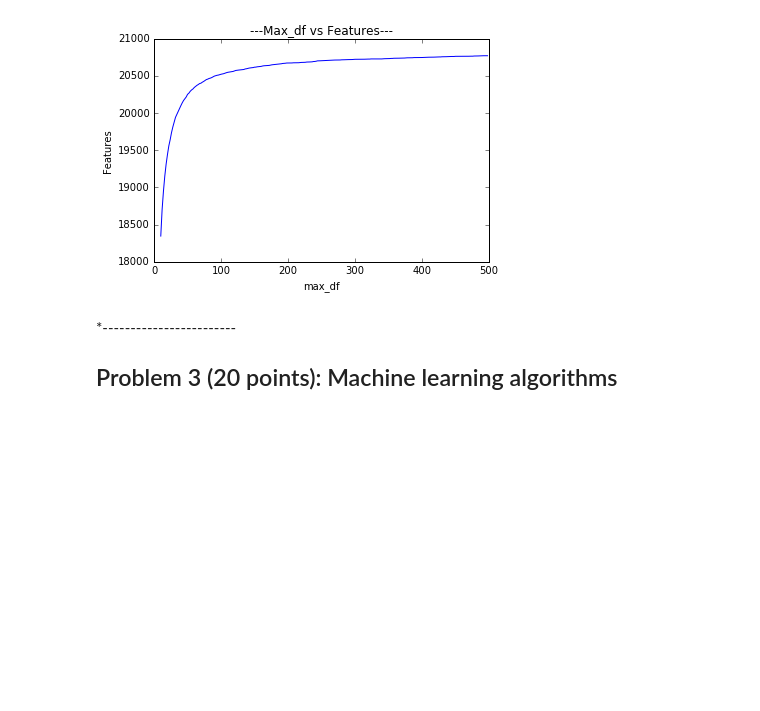
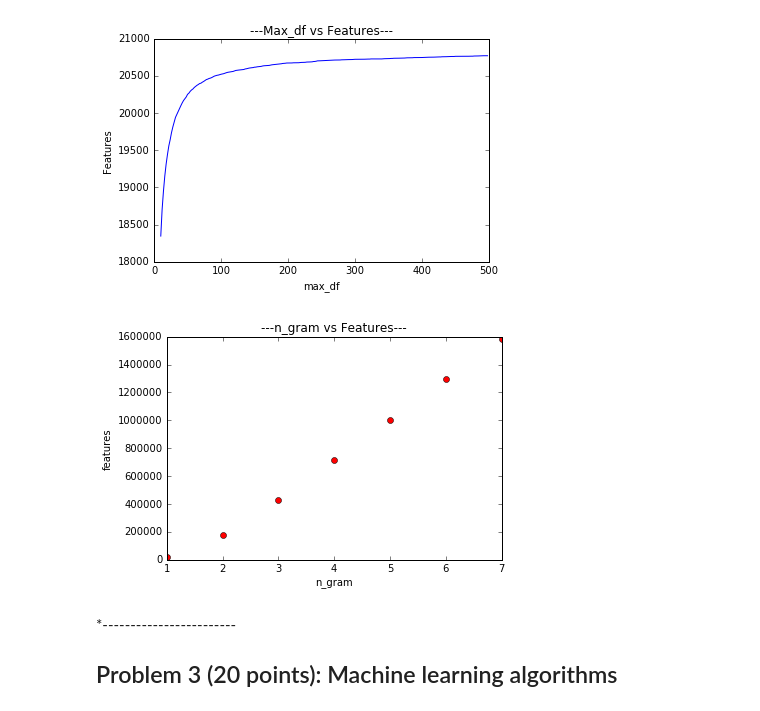
Before and after one commit to yousef-fadila/DS501-case-studies, a Jupyter notebook: casestudy3/CS3.ipynb, the cells around one changed output. Saved outputs shown, nothing was run; the diff lists cells and outputs as text; code cells hidden in the pictures; blank space fills up the shorter version.

Commit message:
update the charts

```diff
--- a/casestudy3/CS3.ipynb
+++ b/casestudy3/CS3.ipynb
@@ -226,18 +226,20 @@ plt.show()
 # %% [output]
 [figure]
 # %%
-#Explore how the ngram_range change the number of features; test ngrams from (1,1) to (1,5) on 500 docs.
-ngram_values=[(1,1),(1,2),(1,3),(1,4),(1,5)]
+#Explore how the ngram_range change the number of features; test ngrams from (1,1) to (1,7) on 500 docs.
+ngram_values=[(1,1),(1,2),(1,3),(1,4),(1,5),(1,6),(1,7)]
 
 # Calculate the number of tokens in the vocabulary
 y=[TfidfVectorizer(ngram_range=i).fit(dataset.data[:500]).idf_.shape[0] for i in ngram_values]
 
 # Plot the number of features verses the (1,ngram) range
 plt.title('---n_gram vs Features---')
-plt.plot([1,2,3,4,5],y3,)
+plt.plot([1,2,3,4,5,6,7],y,'ro')
 plt.xlabel('n_gram')
 plt.ylabel('features')
 plt.show()
+# %% [output]
+[figure, added]
 # %% [markdown]
 *------------------------
 
```
